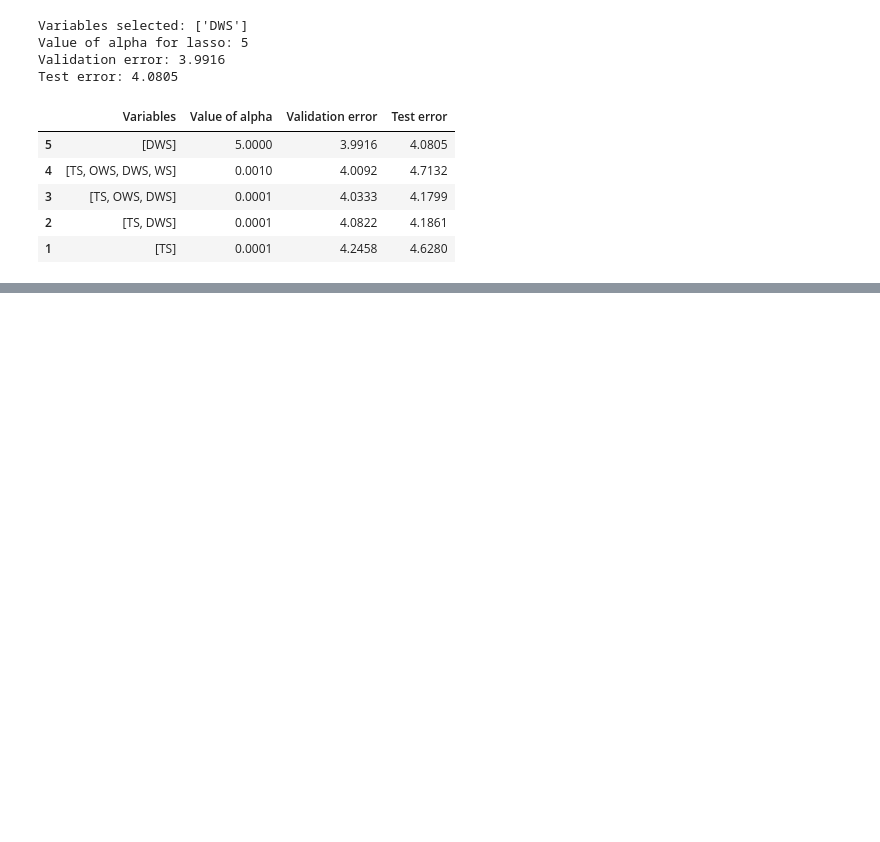
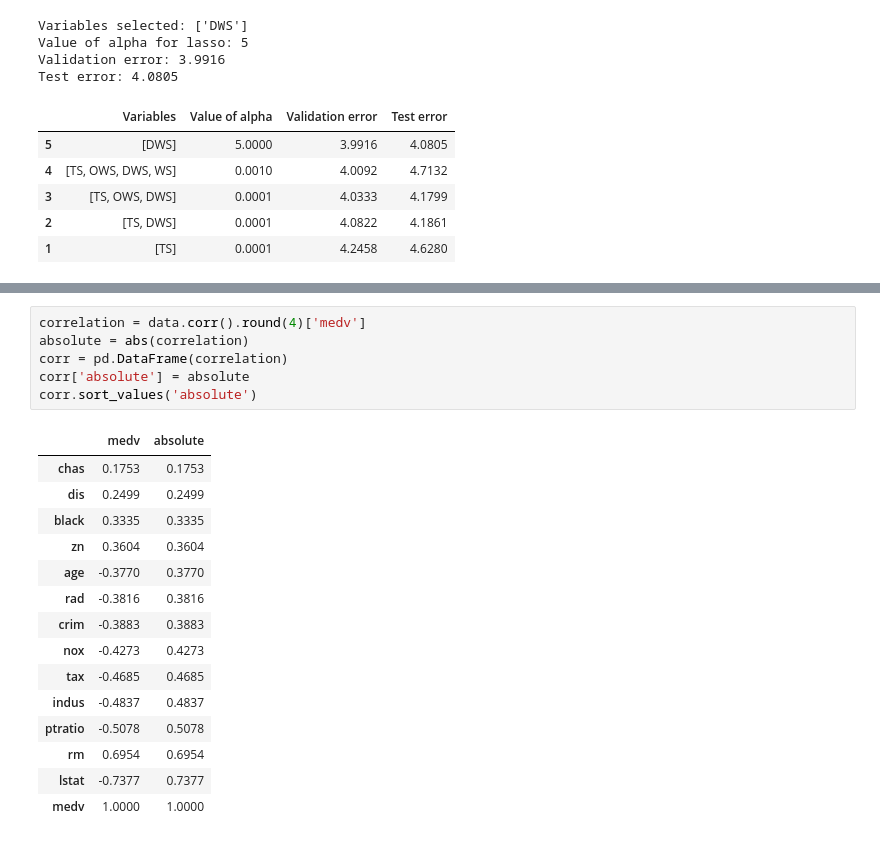
Before and after one commit to ChelseaYang1130/S2-2020, a Jupyter notebook: QBUS2820/Assignment 1/Assignment 1.ipynb, the cells around one changed output, grey strips where cells are left out. Cells and saved outputs as stored; diff of their text form; blank space fills up the shorter version.

```diff
--- a/QBUS2820/Assignment 1/Assignment 1.ipynb
+++ b/QBUS2820/Assignment 1/Assignment 1.ipynb
@@ -428,0 +464,22 @@ Test error: 4.0805
+# %%
+correlation = data.corr().round(4)['medv']
+absolute = abs(correlation)
+corr = pd.DataFrame(correlation)
+corr['absolute'] = absolute
+corr.sort_values('absolute')
+# %% [output]
+|  | medv | absolute |
+| chas | 0.1753 | 0.1753 |
+| dis | 0.2499 | 0.2499 |
+| black | 0.3335 | 0.3335 |
+| zn | 0.3604 | 0.3604 |
+| age | -0.3770 | 0.3770 |
+| rad | -0.3816 | 0.3816 |
+| crim | -0.3883 | 0.3883 |
+| nox | -0.4273 | 0.4273 |
+| tax | -0.4685 | 0.4685 |
+| indus | -0.4837 | 0.4837 |
+| ptratio | -0.5078 | 0.5078 |
+| rm | 0.6954 | 0.6954 |
+| lstat | -0.7377 | 0.7377 |
+| medv | 1.0000 | 1.0000 |
```
Also changed, not shown: parts of 5 cells of this notebook, 9 other files.
